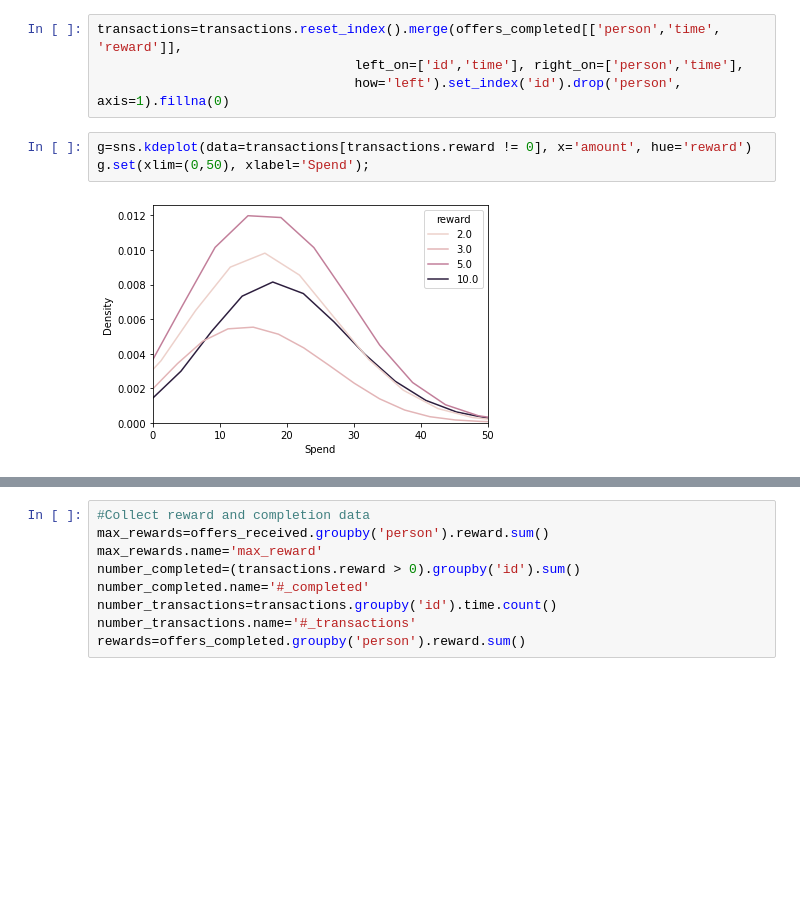
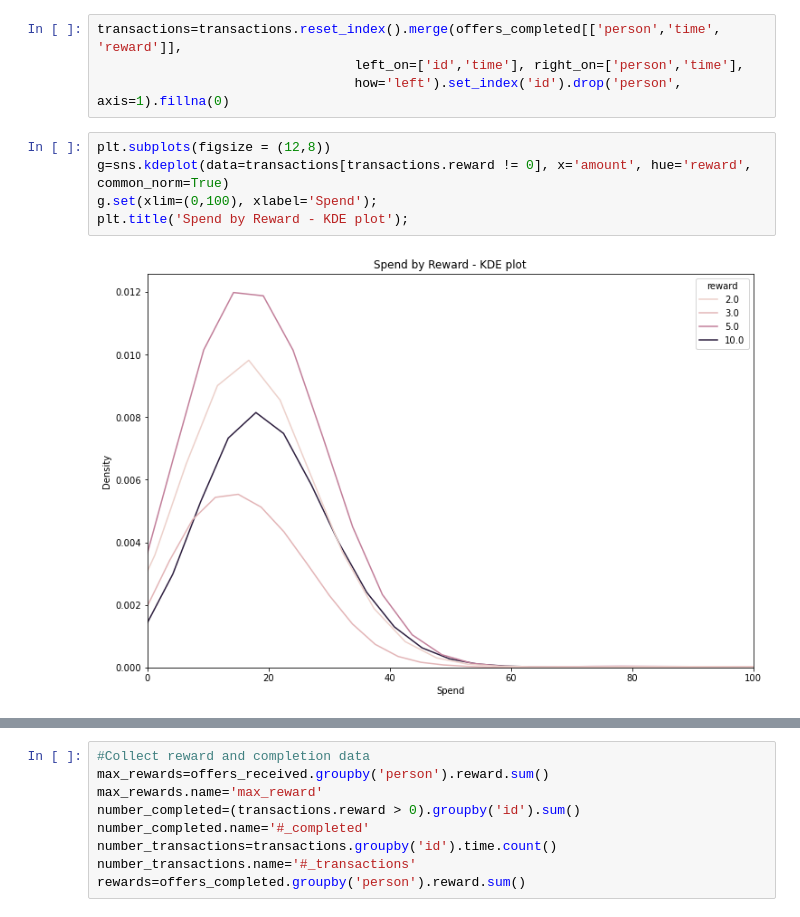
Before and after one commit to Stigant/Starbucks-Project, a Jupyter notebook: Starbucks_Capstone_notebook.ipynb, the cells around one changed output, grey strips where cells are left out. Cells and saved outputs as stored; diff of their text form; blank space fills up the shorter version.

```diff
--- a/Starbucks_Capstone_notebook.ipynb
+++ b/Starbucks_Capstone_notebook.ipynb
@@ -245,7 +261,9 @@ transactions=transactions.reset_index().merge(offers_completed[['person','time',
                                  left_on=['id','time'], right_on=['person','time'],
                                  how='left').set_index('id').drop('person', axis=1).fillna(0)
 # %%
-g=sns.kdeplot(data=transactions[transactions.reward != 0], x='amount', hue='reward')
-g.set(xlim=(0,50), xlabel='Spend');
+plt.subplots(figsize = (12,8))
+g=sns.kdeplot(data=transactions[transactions.reward != 0], x='amount', hue='reward', common_norm=True)
+g.set(xlim=(0,100), xlabel='Spend');
+plt.title('Spend by Reward - KDE plot');
 # %% [output]
-[figure, old version]
+[figure, new version]
```
Also changed, not shown: parts of 28 cells of this notebook.
